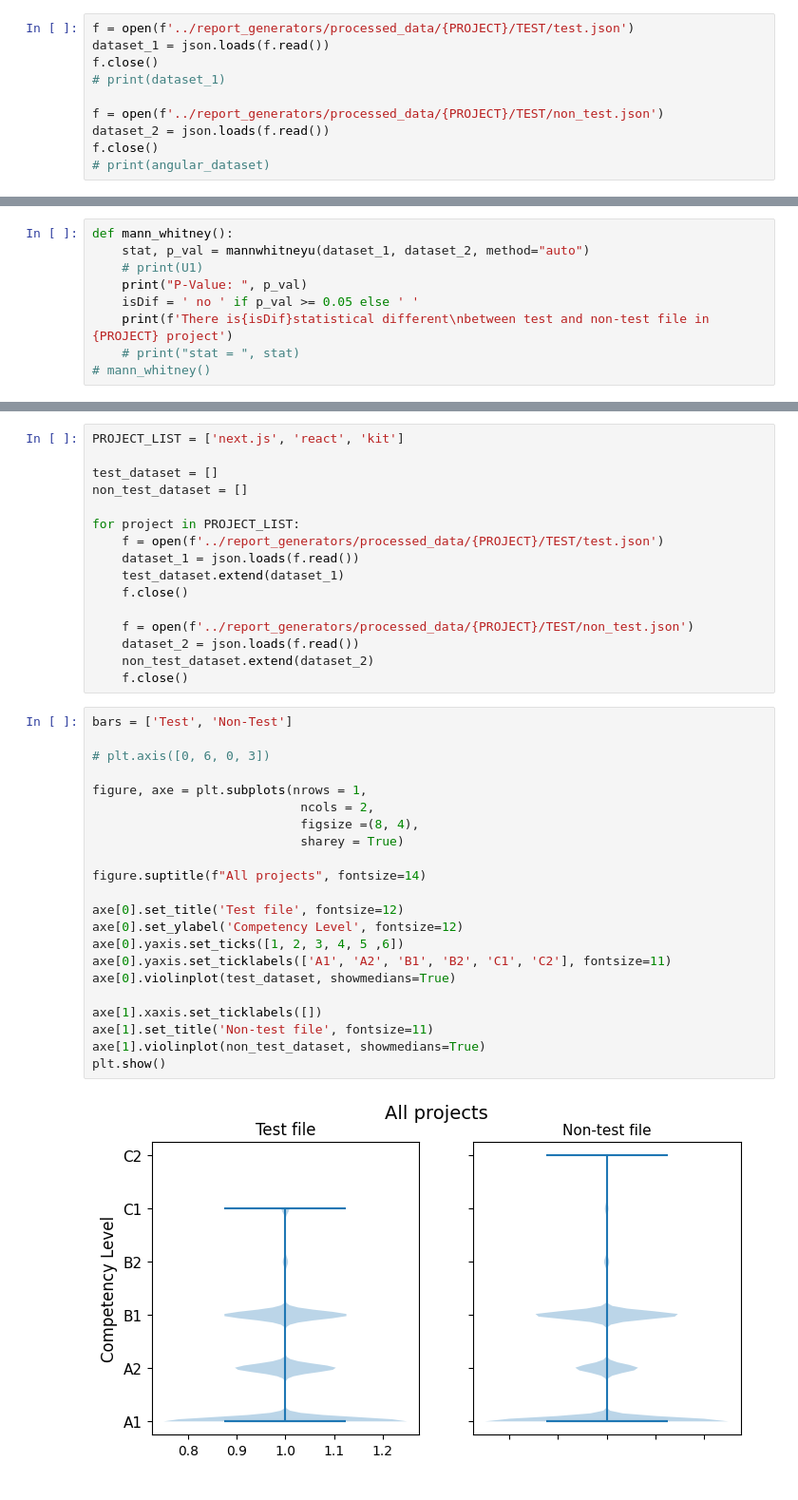
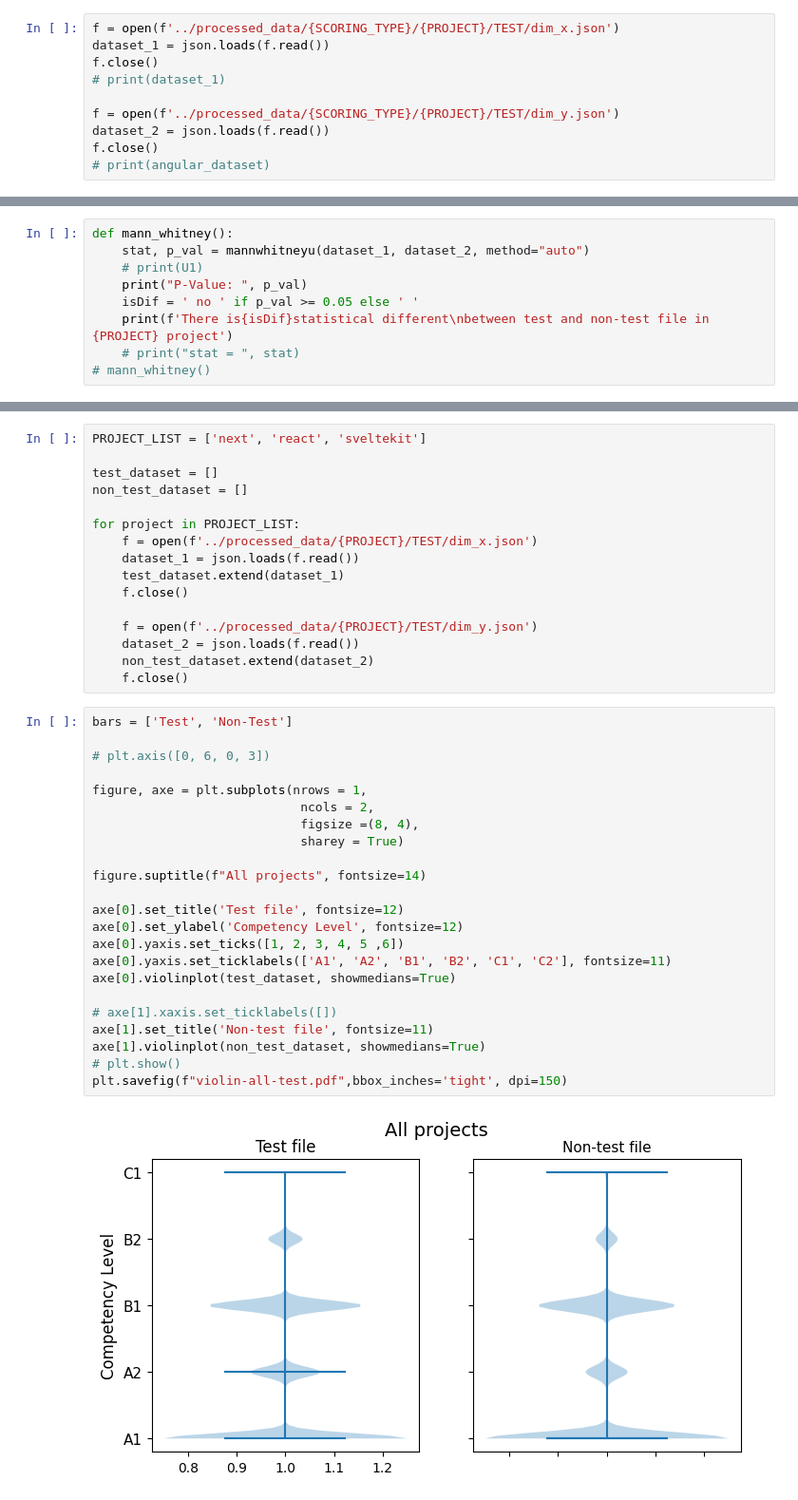
Before and after one commit to MUICT-SERU/SP2022-HelloIT-jscefr, a Jupyter notebook: statistical-test/Ttest_MannWhit.ipynb, the cells around one changed output, grey strips where cells are left out. Shown at 95% size. Cells and saved outputs as stored; diff of their text form.

```diff
--- a/statistical-test/Ttest_MannWhit.ipynb
+++ b/statistical-test/Ttest_MannWhit.ipynb
@@ -11,10 +13,10 @@ PROJECT = 'react'
 # %%
-f = open(f'../report_generators/processed_data/{PROJECT}/TEST/test.json')
+f = open(f'../processed_data/{SCORING_TYPE}/{PROJECT}/TEST/dim_x.json')
 dataset_1 = json.loads(f.read())
 f.close()
 # print(dataset_1)
 
-f = open(f'../report_generators/processed_data/{PROJECT}/TEST/non_test.json')
+f = open(f'../processed_data/{SCORING_TYPE}/{PROJECT}/TEST/dim_y.json')
 dataset_2 = json.loads(f.read())
 f.close()
 # print(angular_dataset)
@@ -202,43 +229,44 @@ plt.show()
 # %%
-PROJECT_LIST = ['next.js', 'react', 'kit']
+PROJECT_LIST = ['next', 'react', 'sveltekit']
 
 test_dataset = []
 non_test_dataset = []
 
 for project in PROJECT_LIST:
-    f = open(f'../report_generators/processed_data/{PROJECT}/TEST/test.json')
+    f = open(f'../processed_data/{PROJECT}/TEST/dim_x.json')
     dataset_1 = json.loads(f.read())
     test_dataset.extend(dataset_1)
     f.close()
 
-    f = open(f'../report_generators/processed_data/{PROJECT}/TEST/non_test.json')
+    f = open(f'../processed_data/{PROJECT}/TEST/dim_y.json')
     dataset_2 = json.loads(f.read())
     non_test_dataset.extend(dataset_2)
     f.close()
 # %%
 bars = ['Test', 'Non-Test']
 
 # plt.axis([0, 6, 0, 3])
 
 figure, axe = plt.subplots(nrows = 1,
 							ncols = 2,
 							figsize =(8, 4),
 							sharey = True)
 
 figure.suptitle(f"All projects", fontsize=14)
 
 axe[0].set_title('Test file', fontsize=12)
 axe[0].set_ylabel('Competency Level', fontsize=12)
 axe[0].yaxis.set_ticks([1, 2, 3, 4, 5 ,6])
 axe[0].yaxis.set_ticklabels(['A1', 'A2', 'B1', 'B2', 'C1', 'C2'], fontsize=11)
 axe[0].violinplot(test_dataset, showmedians=True)
 
-axe[1].xaxis.set_ticklabels([])
+# axe[1].xaxis.set_ticklabels([])
 axe[1].set_title('Non-test file', fontsize=11)
 axe[1].violinplot(non_test_dataset, showmedians=True)
-plt.show()
+# plt.show()
+plt.savefig(f"violin-all-test.pdf",bbox_inches='tight', dpi=150)
 # %% [output]
-[figure, old version]
+[figure, new version]
 # %%
 stat, p_val = ttest_ind(test_dataset, non_test_dataset, alternative='two-sided', trim=0)
 print("P-Value: " , p_val)
```
Also changed, not shown: parts of 9 cells of this notebook, 12 other files.
